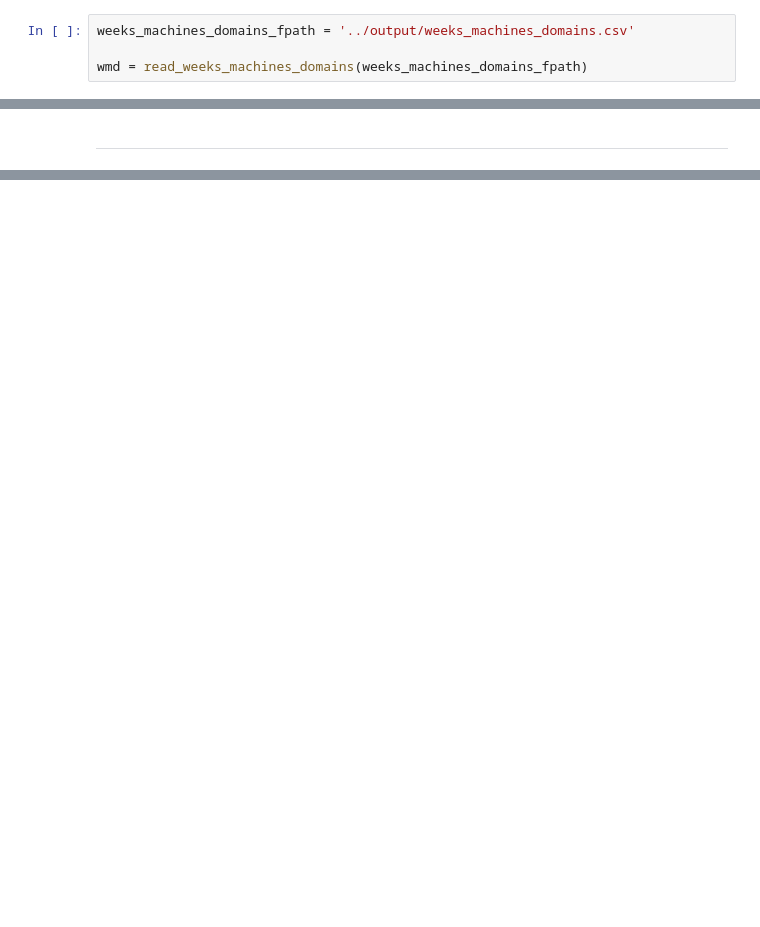
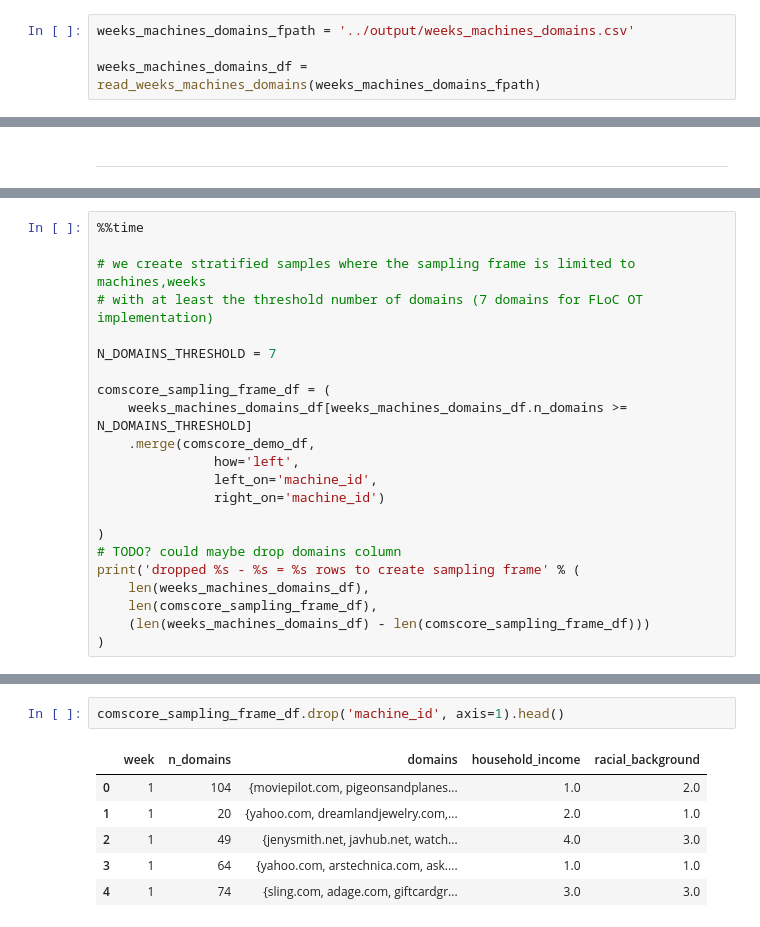
Before and after one commit to aberke/floc-analysis, a Jupyter notebook: notebooks/12.3 stratifying with good domains .ipynb, the cells around one changed output, grey strips where cells are left out. Drawn from its saved outputs; the diff is of its cells as text; blank space fills up the shorter version.

```diff
--- a/notebooks/12.3 stratifying with good domains .ipynb
+++ b/notebooks/12.3 stratifying with good domains .ipynb
@@ -14,7 +16,7 @@ sessions_fpath = '../data/comscore/2017/sessions.csv'
 # %%
 weeks_machines_domains_fpath = '../output/weeks_machines_domains.csv'
 
-wmd = read_weeks_machines_domains(weeks_machines_domains_fpath)
+weeks_machines_domains_df = read_weeks_machines_domains(weeks_machines_domains_fpath)
 # %% [output]
 reading from ../output/weeks_machines_domains.csv...
 ... read 4877236 rows
@@ -77,0 +71,22 @@ df.head()
+# %%
+%%time
+
+# we create stratified samples where the sampling frame is limited to machines,weeks
+# with at least the threshold number of domains (7 domains for FLoC OT implementation)
+
+N_DOMAINS_THRESHOLD = 7
+
+comscore_sampling_frame_df = (
+    weeks_machines_domains_df[weeks_machines_domains_df.n_domains >= N_DOMAINS_THRESHOLD]
+    .merge(comscore_demo_df,
+               how='left',
+               left_on='machine_id',
+               right_on='machine_id')
+
+)
+# TODO? could maybe drop domains column
+print('dropped %s - %s = %s rows to create sampling frame' % (
+    len(weeks_machines_domains_df),
+    len(comscore_sampling_frame_df),
+    (len(weeks_machines_domains_df) - len(comscore_sampling_frame_df)))
+)
@@ -78 +97,10 @@ df.head()
+# %%
+comscore_sampling_frame_df.drop('machine_id', axis=1).head()
+# %% [output]
+|  | week | n_domains | domains | household_income | racial_background |
+| 0 | 1 | 104 | {moviepilot.com, pigeonsandplanes... | 1.0 | 2.0 |
+| 1 | 1 | 20 | {yahoo.com, dreamlandjewelry.com,... | 2.0 | 1.0 |
+| 2 | 1 | 49 | {jenysmith.net, javhub.net, watch... | 4.0 | 3.0 |
+| 3 | 1 | 64 | {yahoo.com, arstechnica.com, ask.... | 1.0 | 1.0 |
+| 4 | 1 | 74 | {sling.com, adage.com, giftcardgr... | 3.0 | 3.0 |
 # %%
```
Also changed, not shown: parts of 28 cells of this notebook, 2 other files.
